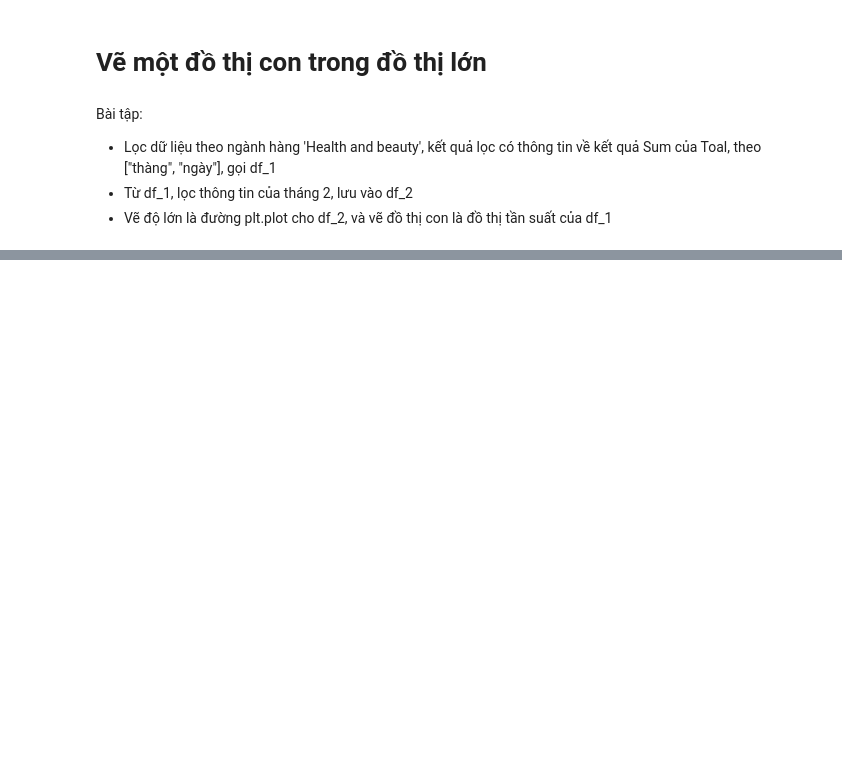
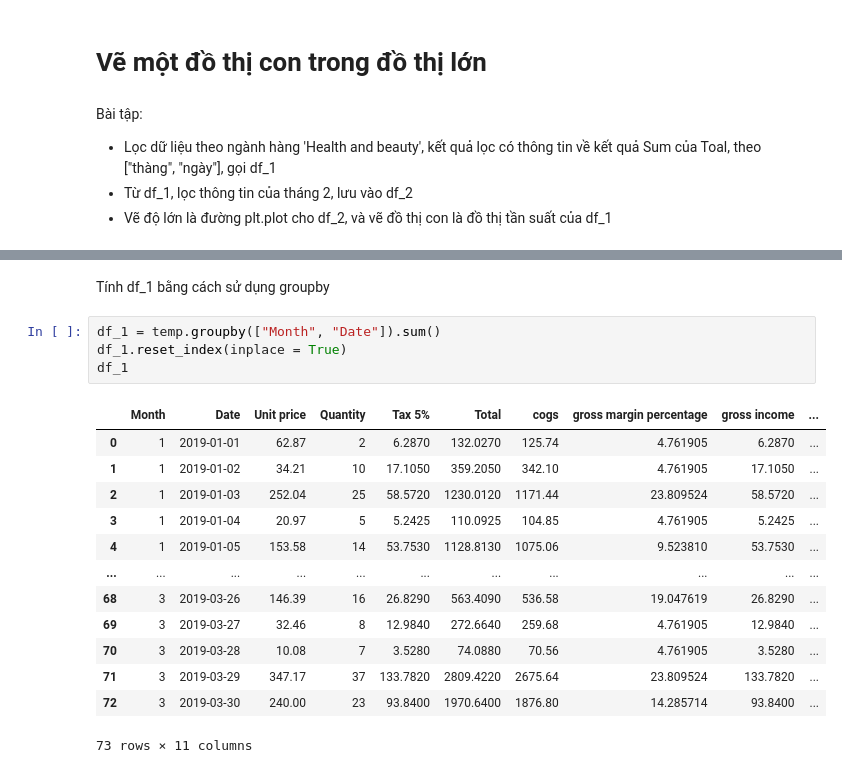
Before and after one commit to hainmit09/DataAnalysis, a Jupyter notebook: Bài_5_Data_Visualize_ti.ipynb, the cells around one changed output, grey strips where cells are left out. Cells and saved outputs as stored; diff of their text form; blank space fills up the shorter version.

```diff
--- a/Bài_5_Data_Visualize_ti.ipynb
+++ b/Bài_5_Data_Visualize_ti.ipynb
@@ -318,0 +345,20 @@ Bài tập:
+# %% [markdown]
+Tính df_1 bằng cách sử dụng groupby
+# %%
+df_1 = temp.groupby(["Month", "Date"]).sum()
+df_1.reset_index(inplace = True)
+df_1
+# %% [output]
+|  | Month | Date | Unit price | Quantity | Tax 5% | Total | cogs | gross margin percentage | gross income | ... |
+| 0 | 1 | 2019-01-01 | 62.87 | 2 | 6.2870 | 132.0270 | 125.74 | 4.761905 | 6.2870 | ... |
+| 1 | 1 | 2019-01-02 | 34.21 | 10 | 17.1050 | 359.2050 | 342.10 | 4.761905 | 17.1050 | ... |
+| 2 | 1 | 2019-01-03 | 252.04 | 25 | 58.5720 | 1230.0120 | 1171.44 | 23.809524 | 58.5720 | ... |
+| 3 | 1 | 2019-01-04 | 20.97 | 5 | 5.2425 | 110.0925 | 104.85 | 4.761905 | 5.2425 | ... |
+| 4 | 1 | 2019-01-05 | 153.58 | 14 | 53.7530 | 1128.8130 | 1075.06 | 9.523810 | 53.7530 | ... |
+| ... | ... | ... | ... | ... | ... | ... | ... | ... | ... | ... |
+| 68 | 3 | 2019-03-26 | 146.39 | 16 | 26.8290 | 563.4090 | 536.58 | 19.047619 | 26.8290 | ... |
+| 69 | 3 | 2019-03-27 | 32.46 | 8 | 12.9840 | 272.6640 | 259.68 | 4.761905 | 12.9840 | ... |
+| 70 | 3 | 2019-03-28 | 10.08 | 7 | 3.5280 | 74.0880 | 70.56 | 4.761905 | 3.5280 | ... |
+| 71 | 3 | 2019-03-29 | 347.17 | 37 | 133.7820 | 2809.4220 | 2675.64 | 23.809524 | 133.7820 | ... |
+| 72 | 3 | 2019-03-30 | 240.00 | 23 | 93.8400 | 1970.6400 | 1876.80 | 14.285714 | 93.8400 | ... |
+73 rows × 11 columns
```
Also changed, not shown: parts of 10 cells of this notebook.
